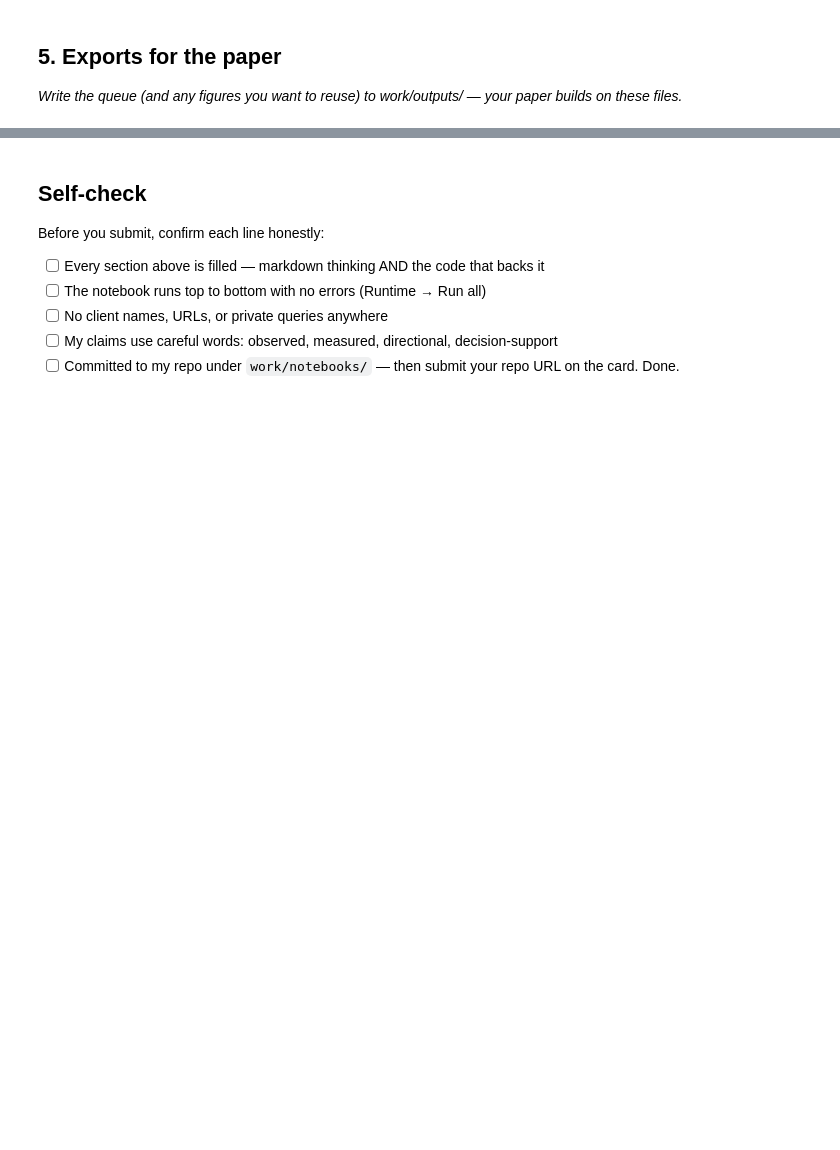
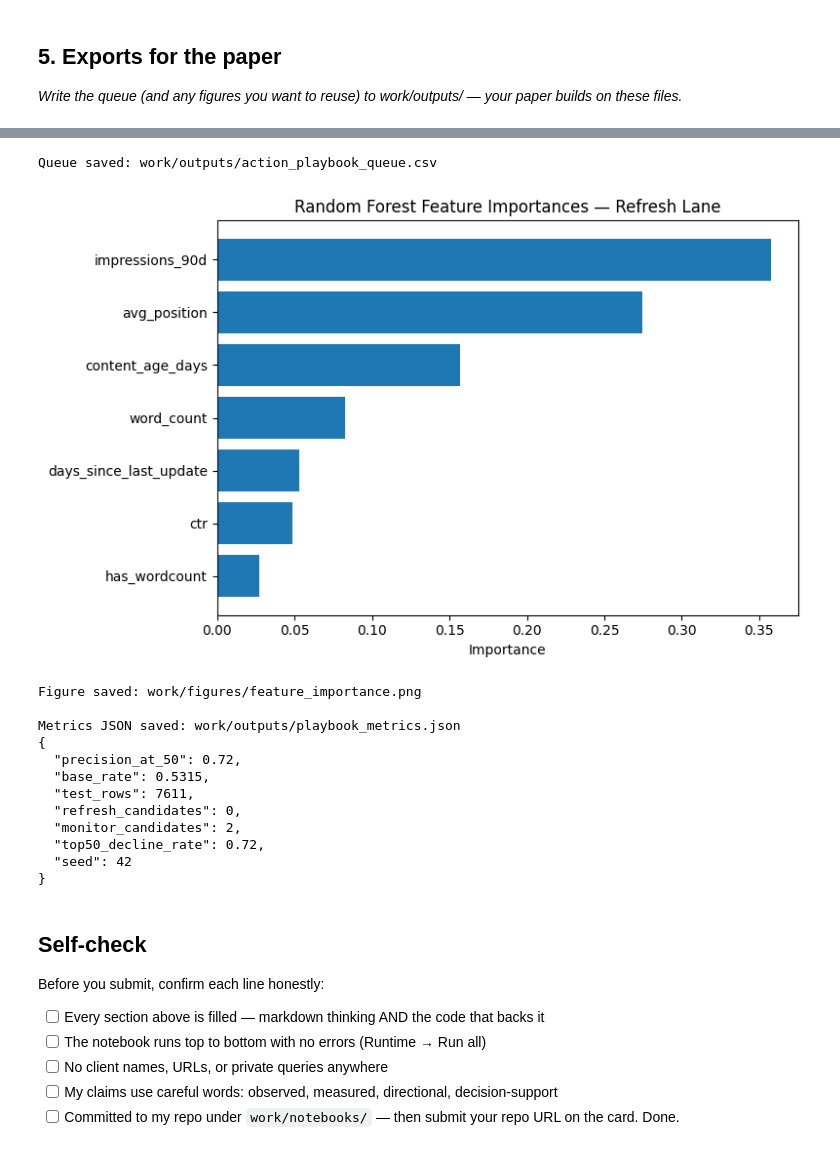
Before and after one commit to SehrishEjaz1/Flyrank_ML_Intern, a Jupyter notebook: work/notebooks/w07_action_playbook.ipynb, the cells around one changed output, grey strips where cells are left out. Cells and saved outputs as stored; diff of their text form; code cells hidden in the pictures; blank space fills up the shorter version.

```diff
--- a/work/notebooks/w07_action_playbook.ipynb
+++ b/work/notebooks/w07_action_playbook.ipynb
@@ -29,3 +354,57 @@ This skeleton is yours to fill. Work the sections **in order** — each one has
+# %%
+os.makedirs("work/outputs", exist_ok=True)
+os.makedirs("work/figures", exist_ok=True)
+
+# 1. Queue CSV
+queue[out_cols].to_csv("work/outputs/action_playbook_queue.csv", index=False)
+print("Queue saved: work/outputs/action_playbook_queue.csv")
+
+# 2. Feature importance figure
+imp_df = pd.DataFrame({
+    "feature": features,
+    "importance": rf.feature_importances_
+}).sort_values("importance", ascending=False)
+
+fig, ax = plt.subplots(figsize=(8, 5))
+ax.barh(imp_df["feature"][::-1], imp_df["importance"][::-1])
+ax.set_xlabel("Importance")
+ax.set_title("Random Forest Feature Importances — Refresh Lane")
+plt.tight_layout()
+plt.savefig("work/figures/feature_importance.png", dpi=150)
+plt.show()
+print("Figure saved: work/figures/feature_importance.png")
+
+# 3. Metrics JSON
+metrics = {
+    "precision_at_50": round(p50, 4),
+    "base_rate": round(float(y_test.mean()), 4),
+    "test_rows": len(test),
+    "refresh_candidates": int((queue["action"]=="refresh").sum()),
+    "monitor_candidates": int((queue["action"]=="monitor").sum()),
+    "top50_decline_rate": round(float(
+        queue.head(50)["is_declining_label"].mean()), 4),
+    "seed": SEED
+}
+with open("work/outputs/playbook_metrics.json", "w") as f:
+    json.dump(metrics, f, indent=2)
+
+print("\nMetrics JSON saved: work/outputs/playbook_metrics.json")
+print(json.dumps(metrics, indent=2))
+# %% [output]
+Queue saved: work/outputs/action_playbook_queue.csv
+[figure, added]
+Figure saved: work/figures/feature_importance.png
+
+Metrics JSON saved: work/outputs/playbook_metrics.json
+{
+  "precision_at_50": 0.72,
+  "base_rate": 0.5315,
+  "test_rows": 7611,
+  "refresh_candidates": 0,
+  "monitor_candidates": 2,
+  "top50_decline_rate": 0.72,
+  "seed": 42
+}
 # %% [markdown]
 ## Self-check
 
```
Also changed, not shown: parts of 11 cells of this notebook.
